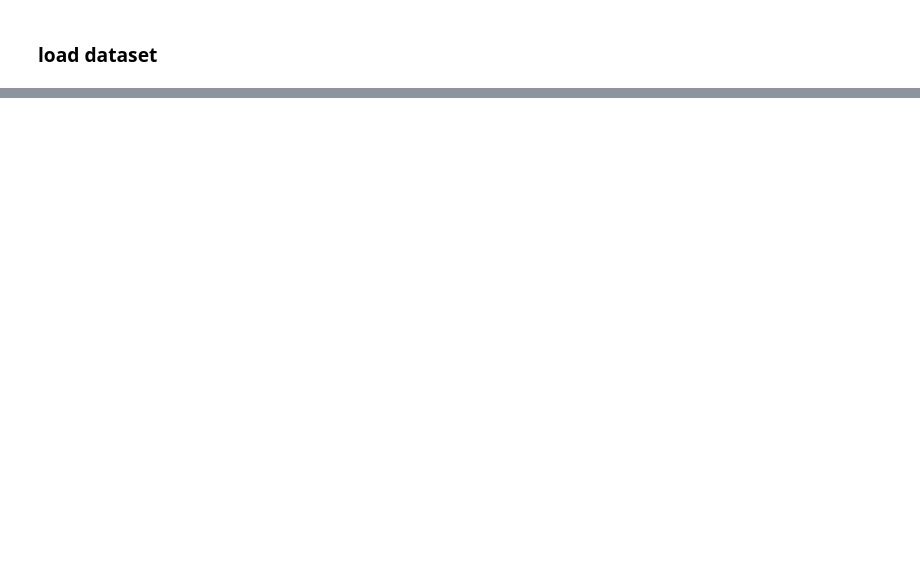
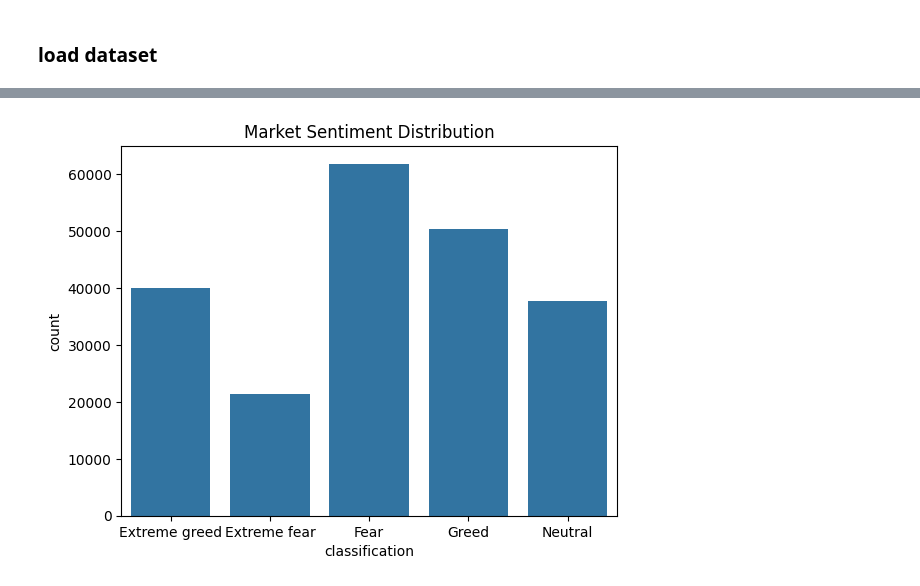
Before and after one commit to Chiragrrai8105/bitcoin-sentiment-analysis, a Jupyter notebook: notebooks/analysis.ipynb, the cells around one changed output, grey strips where cells are left out. Saved outputs shown, nothing was run; the diff lists cells and outputs as text; code cells hidden in the pictures; blank space fills up the shorter version.

Commit message:
relationship between traders and their sentiments

```diff
--- a/notebooks/analysis.ipynb
+++ b/notebooks/analysis.ipynb
@@ -15,0 +118,26 @@ FileNotFoundError: [Errno 2] No such file or directory: 'data/fear_greed_index.c
+# %%
+# Convert columns to datetime
+trader_df['Timestamp IST'] = pd.to_datetime(
+    trader_df['Timestamp IST'],
+    dayfirst=True,
+    errors='coerce'
+)
+
+sentiment_df['date'] = pd.to_datetime(
+    sentiment_df['date'],
+    dayfirst=True,
+    errors='coerce'
+)
+
+# Create Date column
+trader_df['Date'] = trader_df['Timestamp IST'].dt.date
+sentiment_df['Date'] = sentiment_df['date'].dt.date
+# %%
+merged_df = pd.merge(
+    trader_df,
+    sentiment_df,
+    on='Date',
+    how='left'
+)
+
+print(merged_df.head())
@@ -15,0 +162,14 @@ FileNotFoundError: [Errno 2] No such file or directory: 'data/fear_greed_index.c
+# %%
+
+import seaborn as sns
+import matplotlib.pyplot as plt
+
+sns.countplot(
+    data=merged_df,
+    x='classification'
+)
+
+plt.title("Market Sentiment Distribution")
+plt.show()
+# %% [output]
+[figure, added]
```
Also changed, not shown: parts of 6 cells of this notebook.
